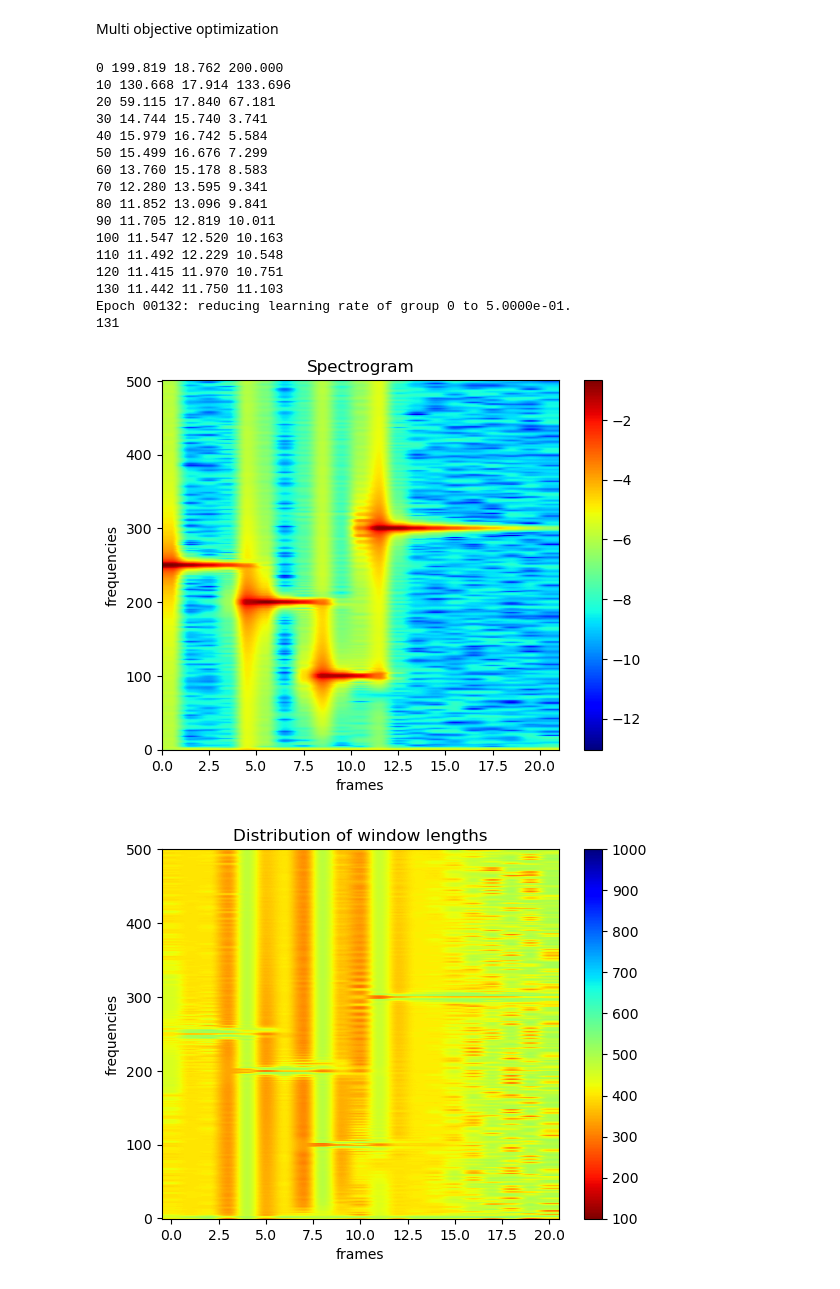
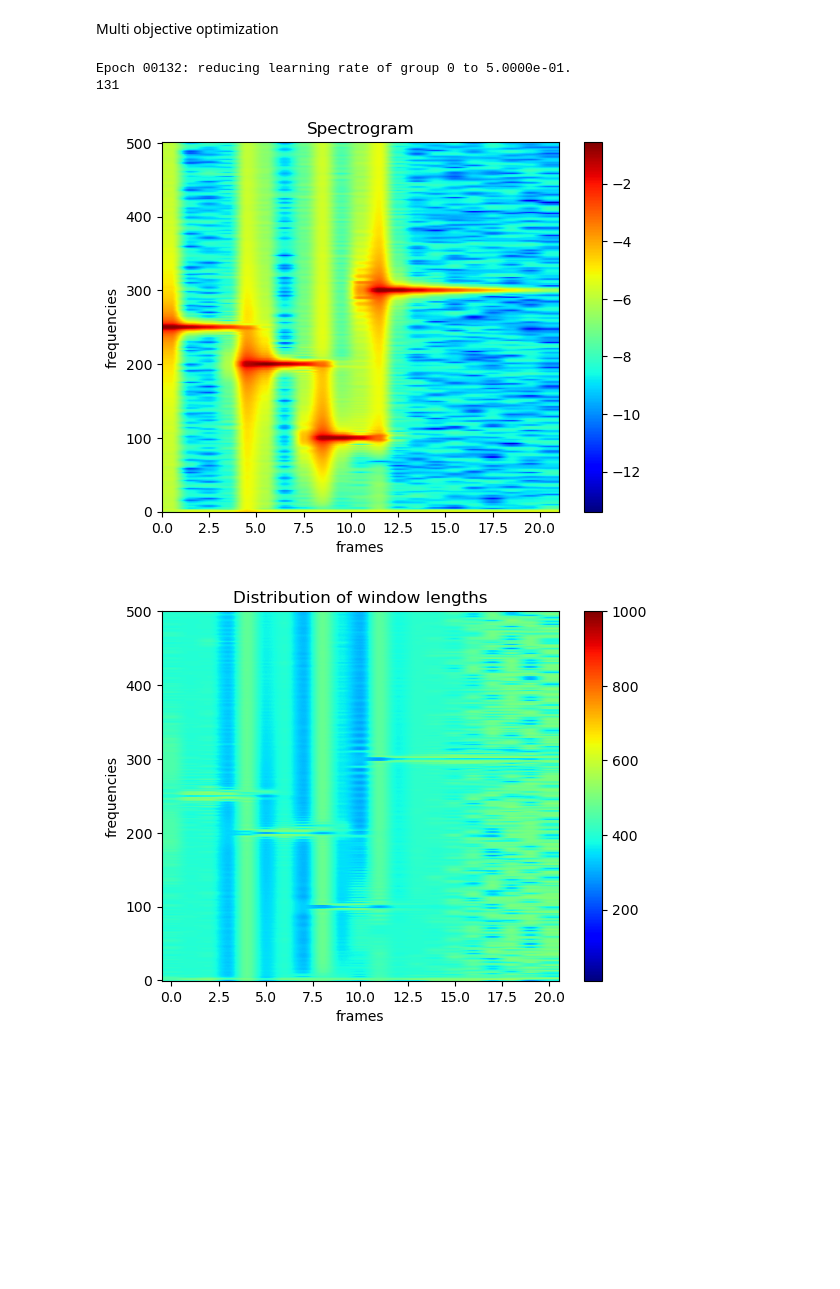
Before and after one commit to maxime-leiber/dstft, a Jupyter notebook: notebooks/4_time_varying_window_and_hop_length.ipynb, the cells around one changed output. Drawn from its saved outputs; the diff is of its cells as text; code cells hidden in the pictures; blank space fills up the shorter version.

Commit message:
add fast DSTFT

```diff
--- a/notebooks/4_time_varying_window_and_hop_length.ipynb
+++ b/notebooks/4_time_varying_window_and_hop_length.ipynb
@@ -117,11 +102,6 @@ Epoch 00915: reducing learning rate of group 0 to 1.0000e-02.
 # %%
-#dstft = DSTFT(x, win_length=400, support=1_000, stride=100, win_requires_grad=True, stride_requires_grad=True, win_p='tf', stride_p='t', win_min=100, first_frame=True)
-dstft.win_requires_grad = True
-dstft.stride_requires_grad = False
-
-print(dstft.win_requires_grad)
-
-params = [{'params': dstft.parameters(),   'lr': 1.0}]
+dstft = FDSTFT(x, win_length=400, support=1_000, stride=100, win_requires_grad=True, stride_requires_grad=True, win_p='t', stride_p='t', win_min=100)
+params = [{'params': dstft.parameters(), 'lr': 1.0}, ]
 opt = torch.optim.Adam(params)
 sch = torch.optim.lr_scheduler.ReduceLROnPlateau(optimizer=opt, mode='min', factor=.1, patience=99, verbose=True)
 
@@ -133,13 +113,9 @@ for epoch in range(10_000):
     opt.step()
     sch.step(err)
 
-    if epoch % 100 ==0:
-        print(f'{epoch} {err:.3f}')
-
     if opt.param_groups[0]['lr'] < .1:
         break
 
 print(epoch)
-print(dstft.win_length)
 dstft.print(spec, x, bar=True)
 # %% [output]
@@ -161,29 +127,0 @@ tensor([[400., 400., 400., 400., 400., 400., 400., 400., 400., 400., 400., 400.,
-# %%
-dstft2 = dstft
-
-print(dstft2.win_length.requires_grad, dstft2.strides.requires_grad)
-dstft2.win_length.requires_grad = True; dstft2.strides.requires_grad = False
-print(dstft2.win_length.requires_grad, dstft2.strides.requires_grad)
-
-params = [{'params': dstft2.parameters(),   'lr': 10.0}]
-opt = torch.optim.Adam(params)
-sch = torch.optim.lr_scheduler.ReduceLROnPlateau(optimizer=opt, mode='min', factor=.1, patience=99, verbose=True)
-
-for epoch in range(10_000):
-    opt.zero_grad()
-    spec, *_ = dstft2(x)
-    err = entropy_loss(spec) #   entropy_loss(spec)   # kurtosis_loss(spec).mean()
-
-    if epoch % 100 ==0:
-        print(f'{epoch} {err:.3f}')
-
-    err.backward()
-    opt.step()
-    sch.step(err)
-
-    if opt.param_groups[0]['lr'] < .01:
-        break
-
-print(epoch)
-print(dstft2.win_length)
-dstft2.print(spec, x, bar=True)
@@ -216,49 +133,32 @@ params = [ {'params': dstft.parameters(),   'lr': 1.0}]
 opt = torch.optim.Adam(params)
 sch =  torch.optim.lr_scheduler.ReduceLROnPlateau(optimizer=opt, mode='min', factor=.5, patience=99, verbose=True)
 
 def loss_kur(spec, dstft):
     return 1_000 * (1 / kurtosis_loss(spec)).mean()
 
 def loss_cov(dstft):
     return 1_000 * (1 - dstft.coverage())
 
 for epoch in range(10_000):
     scale = scale_loss(dstft, x, loss_kur, loss_cov)
 
     opt.zero_grad()
     spec, *_ = dstft(x)
     loss1 = loss_kur(spec, dstft)
     loss2 = loss_cov(dstft)
 
     err = scale['loss1'] * loss1 + scale['loss2'] * loss2
     err.backward()
     opt.step()
     sch.step(loss1+loss2)
 
-    if epoch % 10 ==0:
-        print(f'{epoch} {err:.3f} {loss1:.3f} {loss2:.3f}')
-
     if opt.param_groups[0]['lr'] < 1:
         break
 
 print(epoch)
 dstft.print(spec, x, bar=True)
 # %% [output]
-0 199.819 18.762 200.000
-10 130.668 17.914 133.696
-20 59.115 17.840 67.181
-30 14.744 15.740 3.741
-40 15.979 16.742 5.584
-50 15.499 16.676 7.299
-60 13.760 15.178 8.583
-70 12.280 13.595 9.341
-80 11.852 13.096 9.841
-90 11.705 12.819 10.011
-100 11.547 12.520 10.163
-110 11.492 12.229 10.548
-120 11.415 11.970 10.751
-130 11.442 11.750 11.103
 Epoch 00132: reducing learning rate of group 0 to 5.0000e-01.
 131
-[figure, old version]
+[figure, new version]
-[figure, old version]
+[figure, new version]
```
Also changed, not shown: parts of 11 cells of this notebook, 4 other files.
